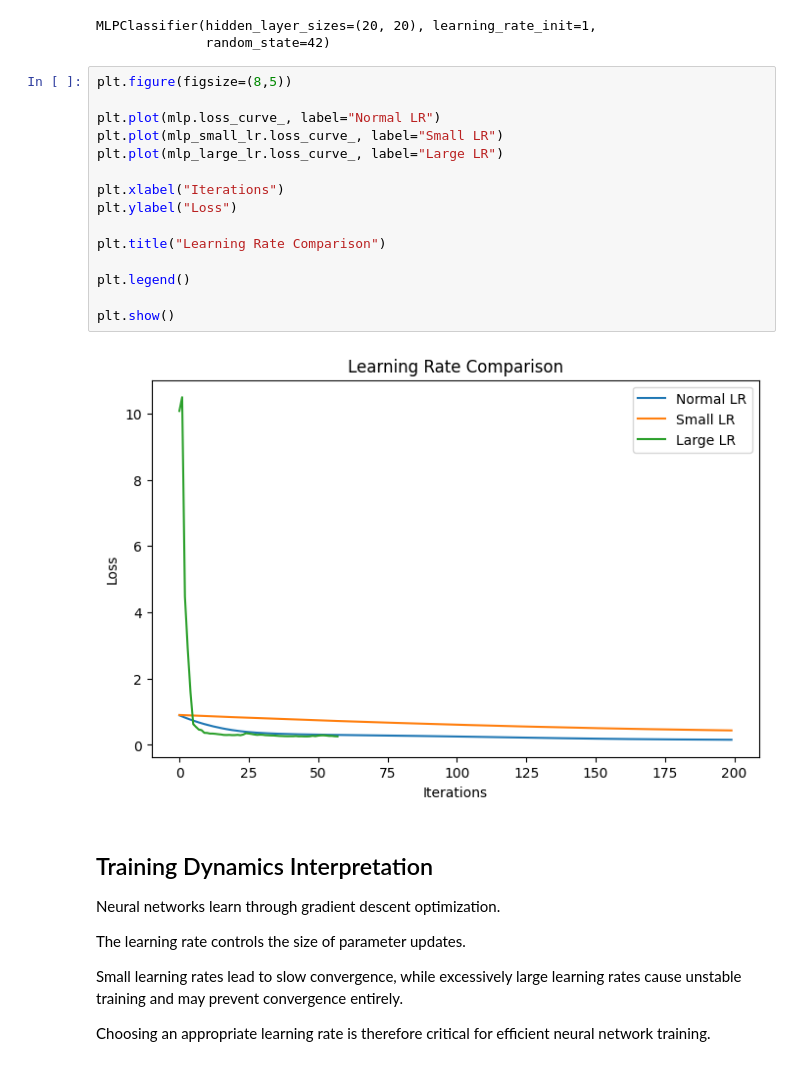
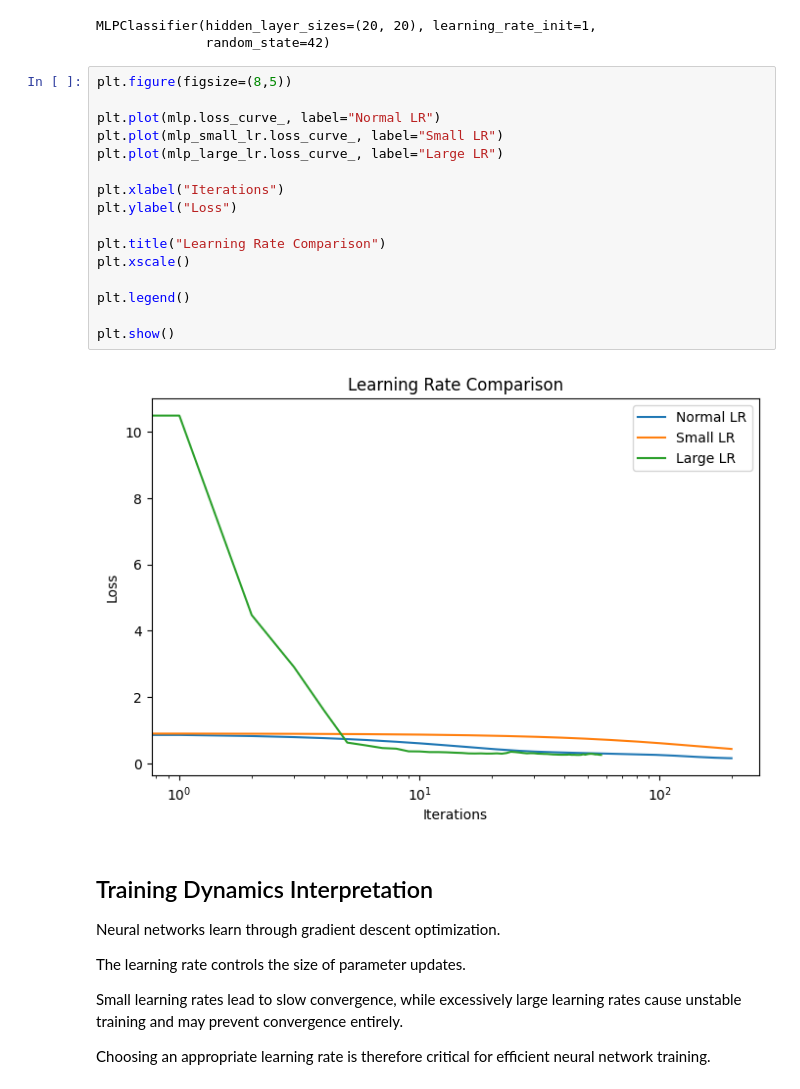
Before and after one commit to architsh007/hands-on-ml-geron, a Jupyter notebook: 10_neural_networks/notebook/02_backpropagation_and_training_dynamics.ipynb, the cells around one changed output. Saved outputs shown, nothing was run; the diff lists cells and outputs as text.

```diff
--- a/10_neural_networks/notebook/02_backpropagation_and_training_dynamics.ipynb
+++ b/10_neural_networks/notebook/02_backpropagation_and_training_dynamics.ipynb
@@ -98,20 +98,21 @@ MLPClassifier(hidden_layer_sizes=(20, 20), learning_rate_init=1,
 # %%
 plt.figure(figsize=(8,5))
 
 plt.plot(mlp.loss_curve_, label="Normal LR")
 plt.plot(mlp_small_lr.loss_curve_, label="Small LR")
 plt.plot(mlp_large_lr.loss_curve_, label="Large LR")
 
 plt.xlabel("Iterations")
 plt.ylabel("Loss")
 
 plt.title("Learning Rate Comparison")
+plt.xscale()
 
 plt.legend()
 
 plt.show()
 # %% [output]
-[figure, old version]
+[figure, new version]
 # %% [markdown]
 ## Training Dynamics Interpretation
 
```
Also changed, not shown: 1 other file.
